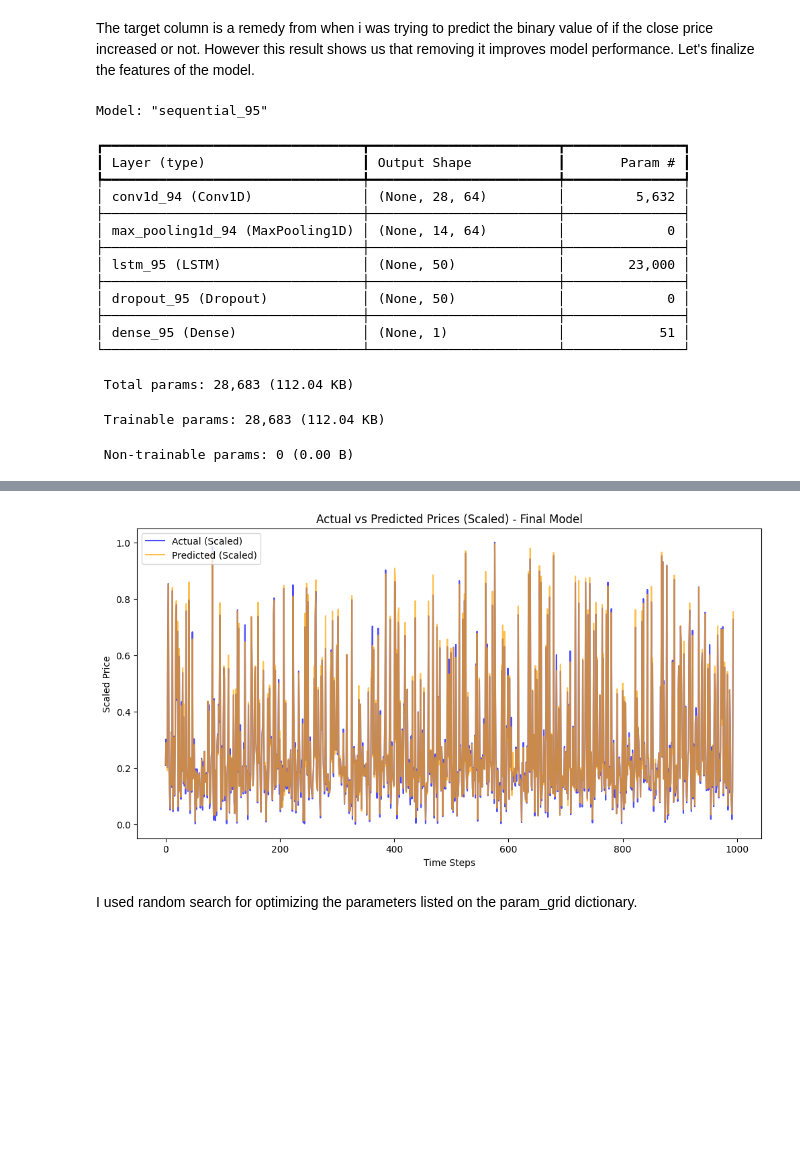
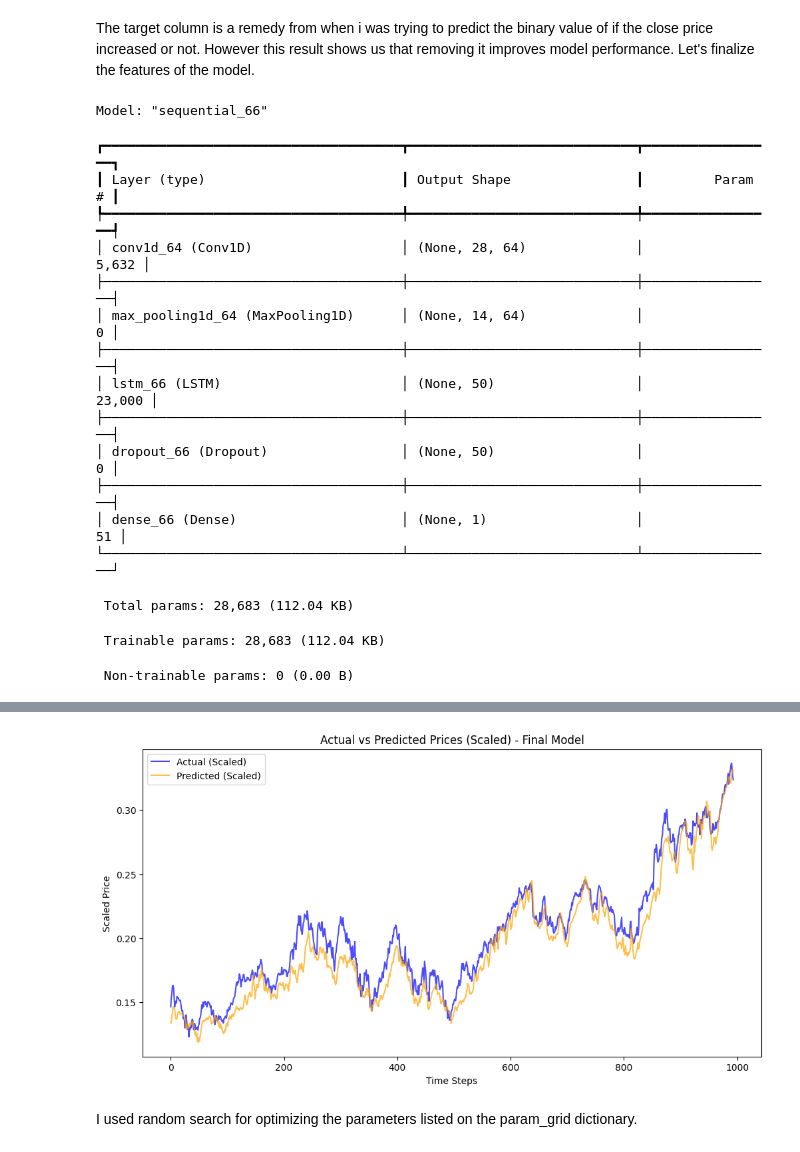
Before and after one commit to eul3rrr/math482-finance, a Jupyter notebook: main.ipynb, the cells around one changed output, grey strips where cells are left out. Cells and saved outputs as stored; diff of their text form; code cells hidden in the pictures; blank space fills up the shorter version.

Commit message:
Changed the test-train split method from random to sequential

```diff
--- a/main.ipynb
+++ b/main.ipynb
@@ -575,8 +639,10 @@ X_sequences, y_sequences = create_sequences(X, y, window_size=30)
 # Reshape for CNN input
 X_sequences = X_sequences.reshape((X_sequences.shape[0], X_sequences.shape[1], X_sequences.shape[2]))
 
-# Split into train and test sets
-X_train, X_test, y_train, y_test = train_test_split(X_sequences, y_sequences, test_size=0.2, random_state=42)
+# Sequential split: Use 80% of the data for training, 20% for testing
+train_size = int(len(X_sequences) * 0.8)  # 80% training
+X_train, X_test = X_sequences[:train_size], X_sequences[train_size:]
+y_train, y_test = y_sequences[:train_size], y_sequences[train_size:]
 
 # Build and train the model
 final_model = Sequential([
@@ -625,20 +691,20 @@ plt.ylabel('Scaled Price')
 plt.legend()
 plt.show()
 # %% [output]
-Model: "sequential_95"
+Model: "sequential_66"
-┏━━━━━━━━━━━━━━━━━━━━━━━━━━━━━━━━━┳━━━━━━━━━━━━━━━━━━━━━━━━┳━━━━━━━━━━━━━━━┓
-┃ Layer (type)                    ┃ Output Shape           ┃       Param # ┃
-┡━━━━━━━━━━━━━━━━━━━━━━━━━━━━━━━━━╇━━━━━━━━━━━━━━━━━━━━━━━━╇━━━━━━━━━━━━━━━┩
-│ conv1d_94 (Conv1D)              │ (None, 28, 64)         │         5,632 │
-├─────────────────────────────────┼────────────────────────┼───────────────┤
-│ max_pooling1d_94 (MaxPooling1D) │ (None, 14, 64)         │             0 │
-├─────────────────────────────────┼────────────────────────┼───────────────┤
-│ lstm_95 (LSTM)                  │ (None, 50)             │        23,000 │
-├─────────────────────────────────┼────────────────────────┼───────────────┤
-│ dropout_95 (Dropout)            │ (None, 50)             │             0 │
-├─────────────────────────────────┼────────────────────────┼───────────────┤
-│ dense_95 (Dense)                │ (None, 1)              │            51 │
-└─────────────────────────────────┴────────────────────────┴───────────────┘
+┏━━━━━━━━━━━━━━━━━━━━━━━━━━━━━━━━━━━━━━┳━━━━━━━━━━━━━━━━━━━━━━━━━━━━━┳━━━━━━━━━━━━━━━━━┓
+┃ Layer (type)                         ┃ Output Shape                ┃         Param # ┃
+┡━━━━━━━━━━━━━━━━━━━━━━━━━━━━━━━━━━━━━━╇━━━━━━━━━━━━━━━━━━━━━━━━━━━━━╇━━━━━━━━━━━━━━━━━┩
+│ conv1d_64 (Conv1D)                   │ (None, 28, 64)              │           5,632 │
+├──────────────────────────────────────┼─────────────────────────────┼─────────────────┤
+│ max_pooling1d_64 (MaxPooling1D)      │ (None, 14, 64)              │               0 │
+├──────────────────────────────────────┼─────────────────────────────┼─────────────────┤
+│ lstm_66 (LSTM)                       │ (None, 50)                  │          23,000 │
+├──────────────────────────────────────┼─────────────────────────────┼─────────────────┤
+│ dropout_66 (Dropout)                 │ (None, 50)                  │               0 │
+├──────────────────────────────────────┼─────────────────────────────┼─────────────────┤
+│ dense_66 (Dense)                     │ (None, 1)                   │              51 │
+└──────────────────────────────────────┴─────────────────────────────┴─────────────────┘
  Total params: 28,683 (112.04 KB)
  Trainable params: 28,683 (112.04 KB)
  Non-trainable params: 0 (0.00 B)
@@ -662,4 +728,4 @@ R-squared (R2): 0.9943626445356236
-[figure, old version]
+[figure, new version]
 # %% [markdown]
 I used random search for optimizing the parameters listed on the param_grid dictionary.
 # %%
```
Also changed, not shown: parts of 11 cells of this notebook.
